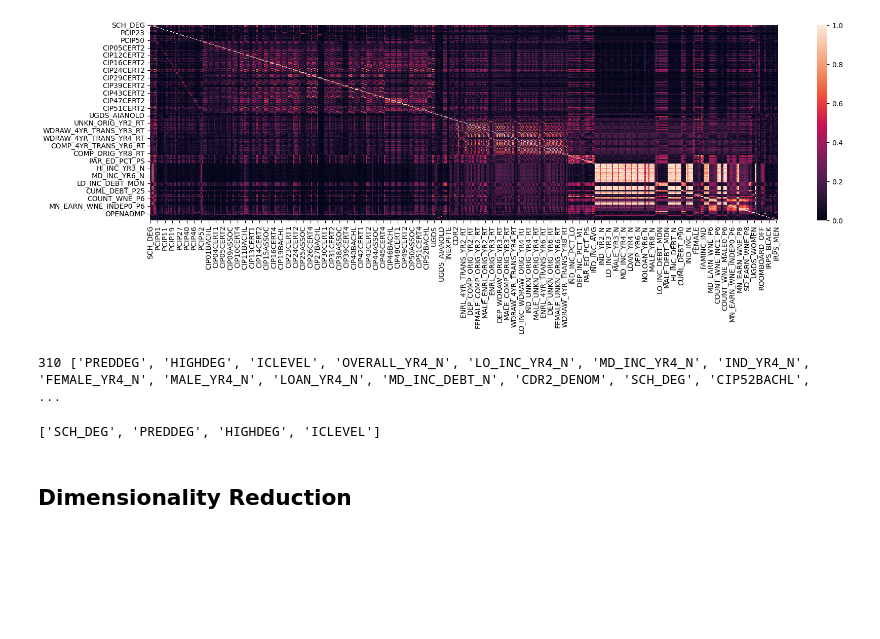
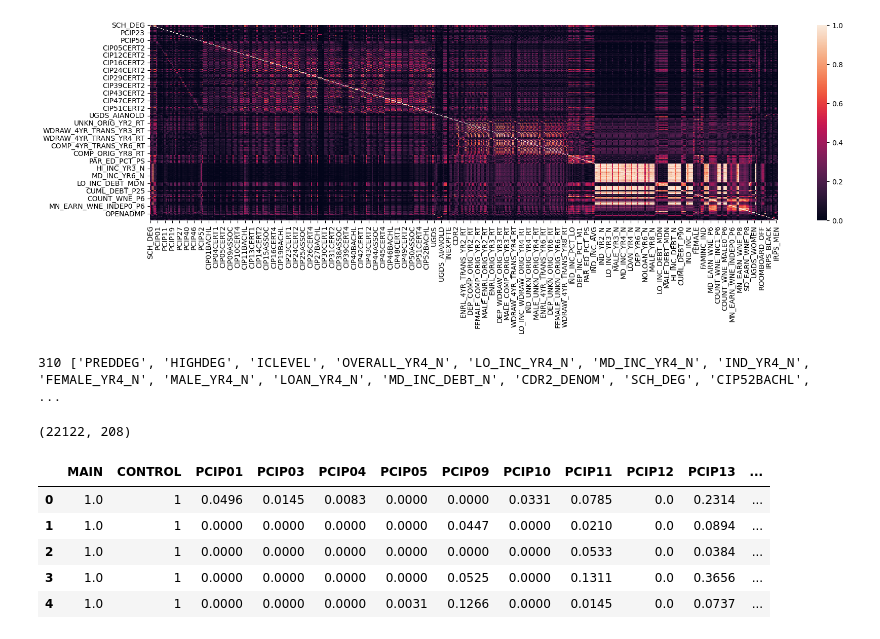
Before and after one commit to cyrilmichino/modeling-income-shares, a Jupyter notebook: college-scorecard-data-analysis.ipynb, the cells around one changed output. Cells and saved outputs as stored; diff of their text form; code cells hidden in the pictures; blank space fills up the shorter version.

```diff
--- a/college-scorecard-data-analysis.ipynb
+++ b/college-scorecard-data-analysis.ipynb
@@ -856,8 +856,3 @@ for i in range(len(df.columns)):
 print(len(corr_to_drop),corr_to_drop)
 # %% [output]
 310 ['PREDDEG', 'HIGHDEG', 'ICLEVEL', 'OVERALL_YR4_N', 'LO_INC_YR4_N', 'MD_INC_YR4_N', 'IND_YR4_N', 'FEMALE_YR4_N', 'MALE_YR4_N', 'LOAN_YR4_N', 'MD_INC_DEBT_N', 'CDR2_DENOM', 'SCH_DEG', 'CIP52BACHL',  ...
-# %%
-mask = corr['PREDDEG'] >= 0.75
-list(corr['PREDDEG'][mask].keys())
-# %% [output]
-['SCH_DEG', 'PREDDEG', 'HIGHDEG', 'ICLEVEL']
@@ -866,2 +858,0 @@ scaler = StandardScaler()
-# %% [markdown]
-## Dimensionality Reduction
@@ -869,0 +859,14 @@ scaler = StandardScaler()
+# %%
+df = df.drop(corr_to_drop,axis=1)
+df['MN_EARN_WNE_P6'] = data['MN_EARN_WNE_P6']
+
+print(df.shape)
+df.head()
+# %% [output]
+(22122, 208)
+|  | MAIN | CONTROL | PCIP01 | PCIP03 | PCIP04 | PCIP05 | PCIP09 | PCIP10 | PCIP11 | PCIP12 | PCIP13 | ... |
+| 0 | 1.0 | 1 | 0.0496 | 0.0145 | 0.0083 | 0.0000 | 0.0000 | 0.0331 | 0.0785 | 0.0 | 0.2314 | ... |
+| 1 | 1.0 | 1 | 0.0000 | 0.0000 | 0.0000 | 0.0000 | 0.0447 | 0.0000 | 0.0210 | 0.0 | 0.0894 | ... |
+| 2 | 1.0 | 1 | 0.0000 | 0.0000 | 0.0000 | 0.0000 | 0.0000 | 0.0000 | 0.0533 | 0.0 | 0.0384 | ... |
+| 3 | 1.0 | 1 | 0.0000 | 0.0000 | 0.0000 | 0.0000 | 0.0525 | 0.0000 | 0.1311 | 0.0 | 0.3656 | ... |
+| 4 | 1.0 | 1 | 0.0000 | 0.0000 | 0.0000 | 0.0031 | 0.1266 | 0.0000 | 0.0145 | 0.0 | 0.0737 | ... |
```
Also changed, not shown: parts of 9 cells of this notebook.
